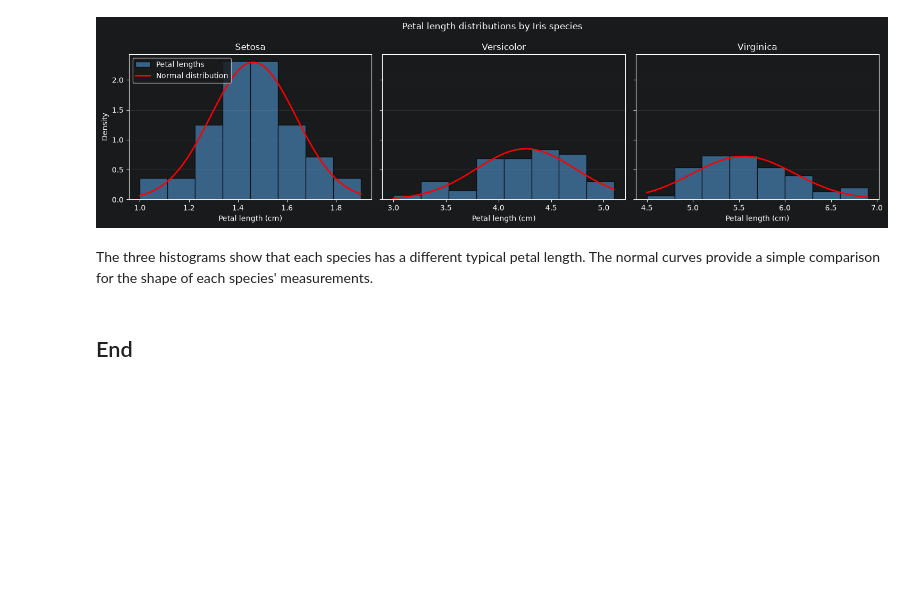
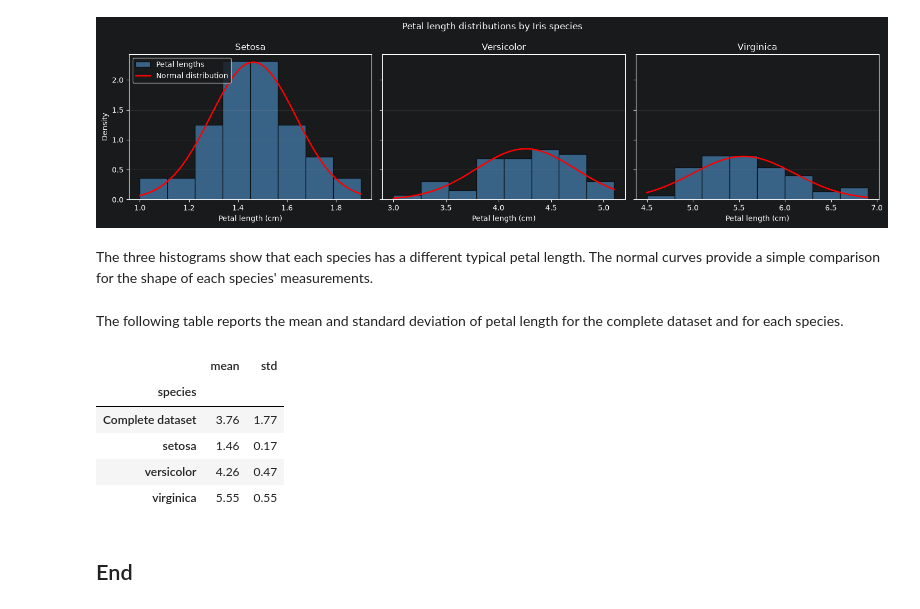
Before and after one commit to CGiardino/applied-statistics, a Jupyter notebook: problems.ipynb, the cells around one changed output. Cells and saved outputs as stored; diff of their text form; code cells hidden in the pictures; blank space fills up the shorter version.

Commit message:
Reporting the mean and standard deviation of petal length for the complete dataset and for each species.

```diff
--- a/problems.ipynb
+++ b/problems.ipynb
@@ -94,5 +94,23 @@ plt.show()
 [figure]
 # %% [markdown]
 The three histograms show that each species has a different typical petal length. The normal curves provide a simple comparison for the shape of each species' measurements.
+# %% [markdown]
+The following table reports the mean and standard deviation of petal length for the complete dataset and for each species.
+# %%
+# Calculate the mean and standard deviation for each species
+species_stats = iris.groupby("species")["petal_length"].agg(["mean", "std"])
+# Add the complete-dataset statistics as a new row
+species_stats.loc["Complete dataset"] = iris["petal_length"].agg(["mean", "std"])
+# Move the complete-dataset row to the top
+petal_length_stats = species_stats.loc[["Complete dataset"] + list(species_stats.index[:-1])]
+# Display the results rounded to two decimal places
+petal_length_stats.round(2)
+# %% [output]
+|  | mean | std |
+| species |  |  |
+| Complete dataset | 3.76 | 1.77 |
+| setosa | 1.46 | 0.17 |
+| versicolor | 4.26 | 0.47 |
+| virginica | 5.55 | 0.55 |
 # %% [markdown]
 ## End
```
